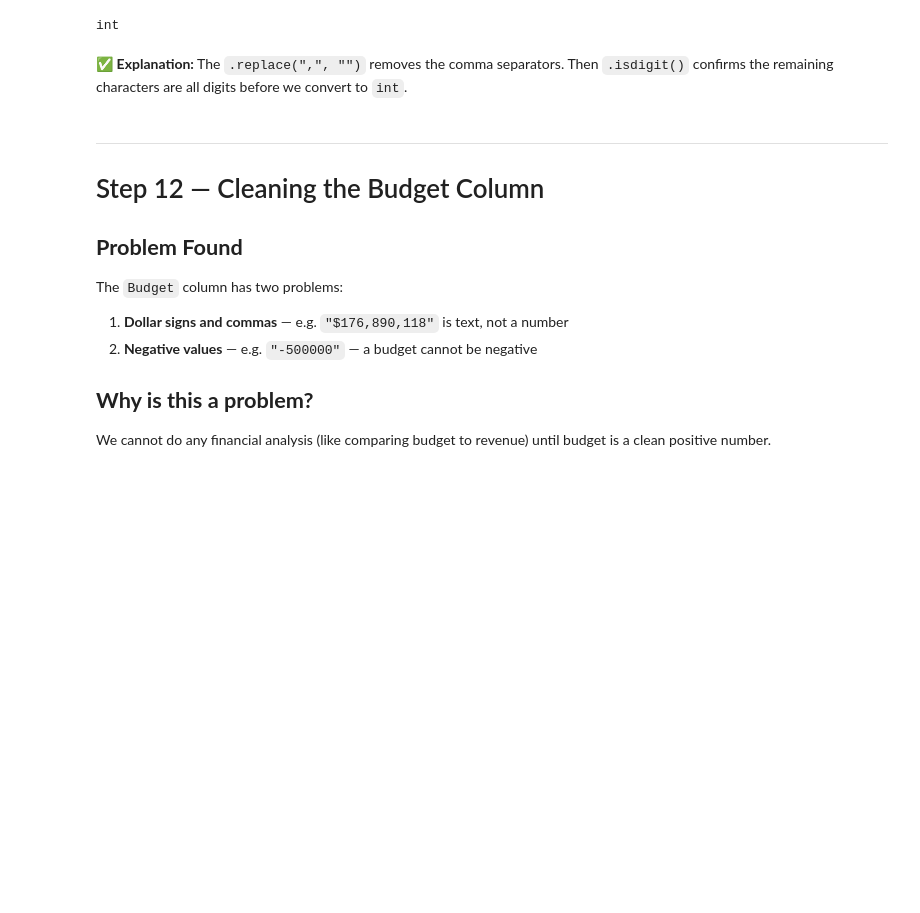
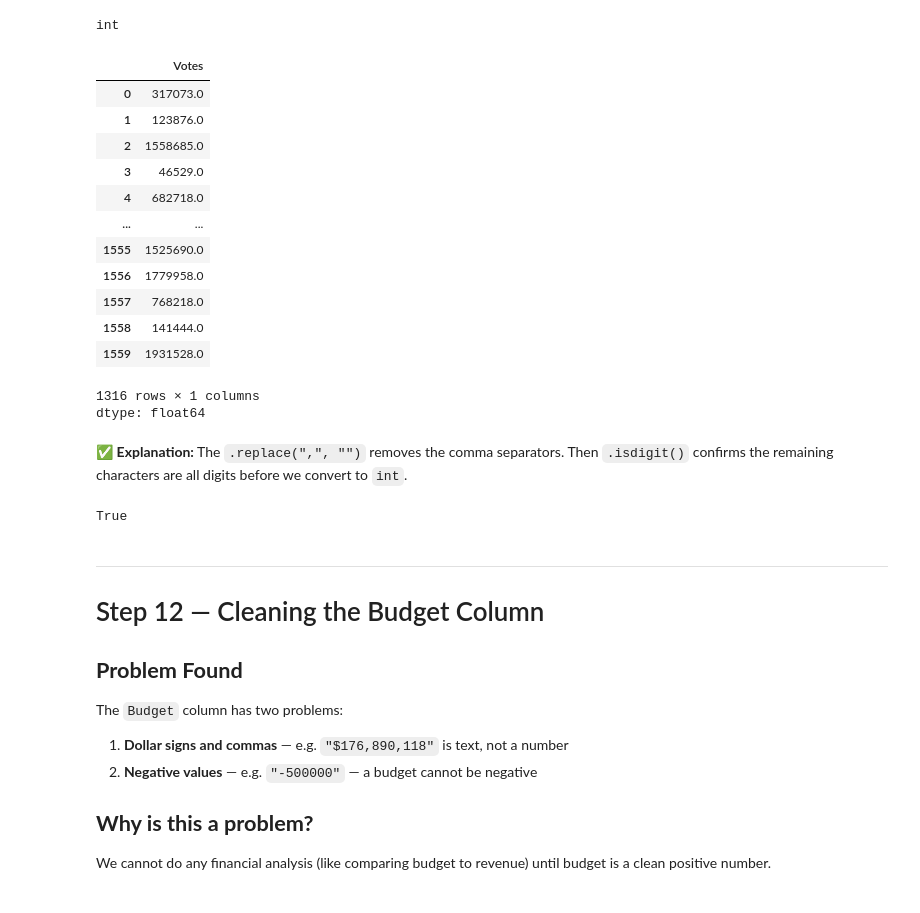
Before and after one commit to suyogy1-bot/Numpy, a Jupyter notebook: Class_notes/netflix_cleaning.ipynb, the cells around one changed output. Drawn from its saved outputs; the diff is of its cells as text; code cells hidden in the pictures; blank space fills up the shorter version.

```diff
--- a/Class_notes/netflix_cleaning.ipynb
+++ b/Class_notes/netflix_cleaning.ipynb
@@ -886,3 +887,20 @@ def clean_votes(votes):
 df['Votes'] = df['Votes'].apply(clean_votes)
+# %%
+df['Votes']
+# %% [output]
+|  | Votes |
+| 0 | 317073.0 |
+| 1 | 123876.0 |
+| 2 | 1558685.0 |
+| 3 | 46529.0 |
+| 4 | 682718.0 |
+| ... | ... |
+| 1555 | 1525690.0 |
+| 1556 | 1779958.0 |
+| 1557 | 768218.0 |
+| 1558 | 141444.0 |
+| 1559 | 1931528.0 |
+1316 rows × 1 columns
+dtype: float64
 # %% [markdown]
 ✅ **Explanation:** The `.replace(",", "")` removes the comma separators. Then `.isdigit()` confirms the remaining characters are all digits before we convert to `int`.
@@ -889,3 +927,8 @@ df['Votes'] = df['Votes'].apply(clean_votes)
+# %%
+a = '157987234'
+a.isdigit() # This does not work on int values
+# %% [output]
+True
 # %% [markdown]
 ---
 # Step 12 — Cleaning the Budget Column
```
Also changed, not shown: parts of 22 cells of this notebook.
